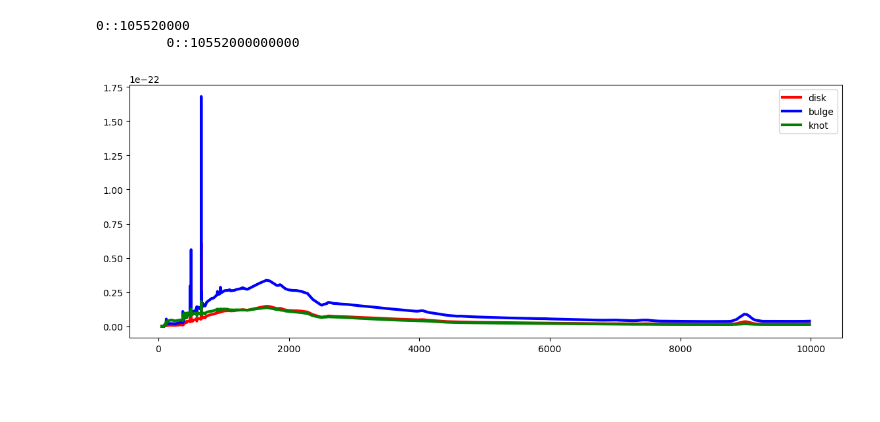
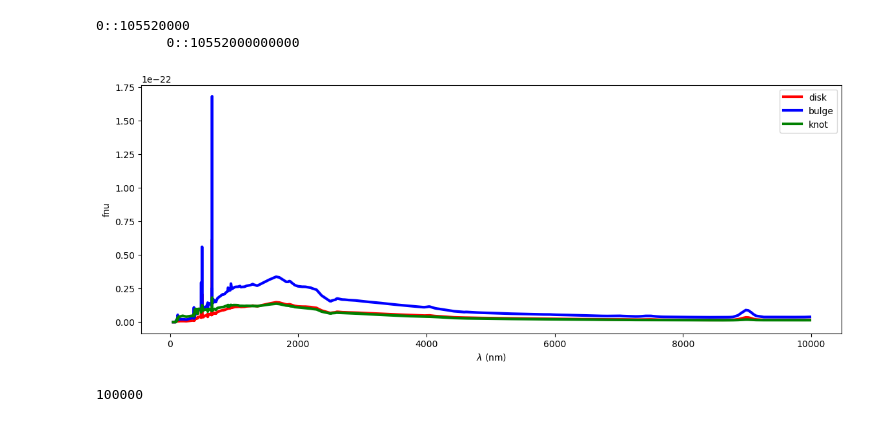
Before and after one commit to sylvielsstfr/LSSTRomanSim, a Jupyter notebook: notebooks/ViewSEDInOneHPPix.ipynb, the cells around one changed output. Drawn from its saved outputs; the diff is of its cells as text; code cells hidden in the pictures; blank space fills up the shorter version.

```diff
--- a/notebooks/ViewSEDInOneHPPix.ipynb
+++ b/notebooks/ViewSEDInOneHPPix.ipynb
@@ -153,13 +153,14 @@ for idx_sg, subgroup_name in enumerate(list_of_subgroups_gal):
 # %%
 the_colors = ["r","b","g"]
 the_labels = ["disk", "bulge", "knot" ]
 Units = "fnu"
 
 fig,ax = plt.subplots(1,1,figsize=(14,5))
 for idx in range(3):
     ax.plot(wl/10,the_dataset[idx,:],color=the_colors[idx],label=the_labels[idx],lw=3)
 ax.legend()
-ax.set_xlabel("$\lambda$")
+ax.set_xlabel("$\lambda$ (nm)")
+ax.set_ylabel(Units)
 plt.show()
 # %% [output]
-[figure, old version]
+[figure, new version]
@@ -165,0 +170,4 @@ plt.show()
+# %%
+gal_number//group_number
+# %% [output]
+100000
```
Also changed, not shown: parts of 3 cells of this notebook.
